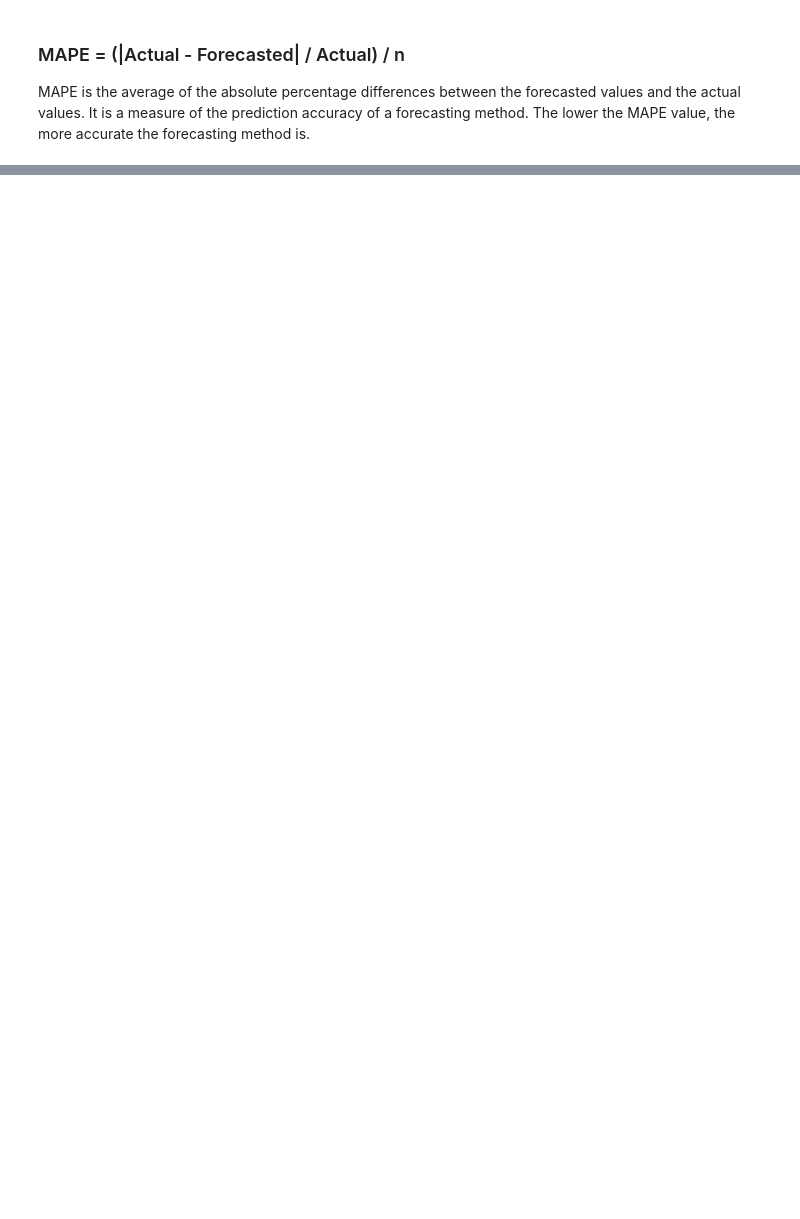
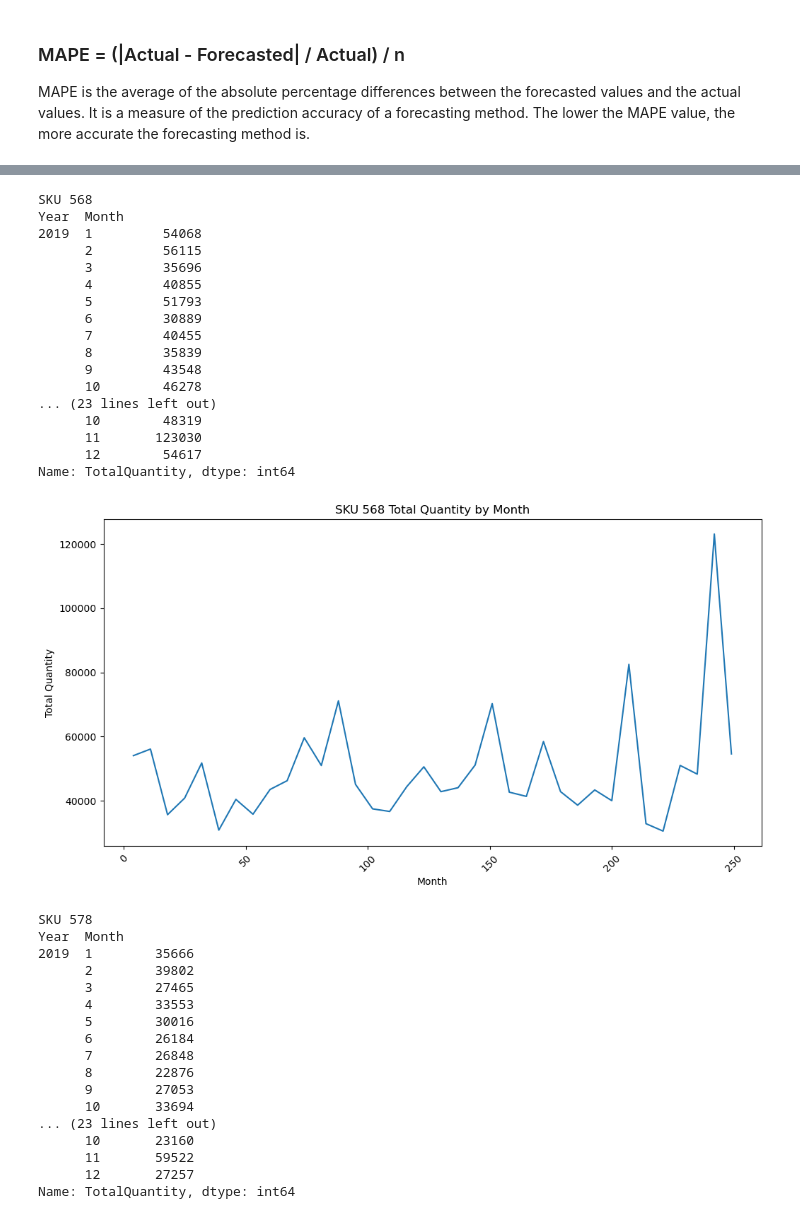
Before and after one commit to senaoz/MIS-492, a Jupyter notebook: models.ipynb, the cells around one changed output, grey strips where cells are left out. Saved outputs shown, nothing was run; the diff lists cells and outputs as text; code cells hidden in the pictures; blank space fills up the shorter version.

```diff
--- a/models.ipynb
+++ b/models.ipynb
@@ -568,7 +582,7 @@ from statsmodels.tsa.arima.model import ARIMA
 arima_forecast = []
 
 def forecast_sku_ARIMA(sku_id):
-    sku_data = data[data['SkuID'] == sku_id]
+    sku_data = quarterly_data[quarterly_data['SkuID'] == sku_id]
     train = sku_data['TotalQuantity'][:-4]
     test = sku_data['TotalQuantity'][-4:]
     model = ARIMA(train, order=(1, 1, 1)).fit()
@@ -578,13 +592,10 @@ def forecast_sku_ARIMA(sku_id):
                                 test.values, 'Error': test.values - forecast})
     forecast_table.set_index(['Year', 'Quarter'], inplace=True)
 
-    # calculate MAPE, Mean Absolute Percentage Error, it is a measure of prediction accuracy of a forecasting method
     mape = (abs(forecast - test.values) / test.values).mean()
-    # calculate MSE, Mean Squared Error, it is a measure of the average of the squares of the errors
     mse = ((forecast - test.values) ** 2).mean()
-    # calculate RMSE, Root Mean Squared Error, it is a measure of the average of the squares of the errors
+
     rmse = mse ** 0.5
-    # calculate bias
     bias = (forecast - test.values).mean()
     arima_forecast.append({'sku_id': sku_id, 'mape': round(mape, 3), 'mse': round(mse, 3), 'rmse': round(rmse, 3), 'bias': round(bias, 3)})
 
@@ -636,7 +647,7 @@ from statsmodels.tsa.statespace.sarimax import SARIMAX
 sarima_forecast = []
 
 def forecast_sku_SARIMA(sku_id):
-    sku_data = data[data['SkuID'] == sku_id]
+    sku_data = quarterly_data[quarterly_data['SkuID'] == sku_id]
     train = sku_data['TotalQuantity'][:-4]
     test = sku_data['TotalQuantity'][-4:]
     model = SARIMAX(train, order=(1, 1, 1), seasonal_order=(1, 1, 1, 4)).fit()
@@ -646,13 +657,10 @@ def forecast_sku_SARIMA(sku_id):
                                 test.values, 'Error': test.values - forecast})
     forecast_table.set_index(['Year', 'Quarter'], inplace=True)
 
-    # calculate MAPE, Mean Absolute Percentage Error, it is a measure of prediction accuracy of a forecasting method
     mape = (abs(forecast - test.values) / test.values).mean()
-    # calculate MSE, Mean Squared Error, it is a measure of the average of the squares of the errors
     mse = ((forecast - test.values) ** 2).mean()
-    # calculate RMSE, Root Mean Squared Error, it is a measure of the average of the squares of the errors
+
     rmse = mse ** 0.5
-    # calculate bias
     bias = (forecast - test.values).mean()
 
     # store the SARIMA forecast values in the sarima_forecast table to compare with other forecasting methods
@@ -842,0 +833,8 @@ plt.show()
+# %%
+monthly_data = data.copy()
+
+monthly_data['Year'] = monthly_data['Date'].dt.year
+monthly_data['Month'] = monthly_data['Date'].dt.month
+
+monthly_data = monthly_data.groupby(['Year', 'Month', 'SkuID']).agg({'TotalQuantity': 'sum'}).reset_index()
+monthly_data
@@ -842,0 +855,55 @@ plt.show()
+# %%
+# Plot SKU sales for each month
+
+def plot_sku_monthly(sku_id):
+    sku = monthly_data[monthly_data['SkuID'] == sku_id]
+    plt.figure(figsize=(12, 6))
+    plt.plot(sku.index, sku['TotalQuantity'])
+    plt.title(f'SKU {sku_id} Total Quantity by Month')
+    plt.xlabel('Month')
+    plt.ylabel('Total Quantity')
+    plt.xticks(rotation=45)
+    plt.show()
+# %%
+for sku_id in all_sku_ids:
+    print(f'SKU {sku_id}')
+    sku_data = monthly_data[monthly_data['SkuID'] == sku_id]
+    sku_data.set_index(['Year', 'Month'], inplace=True)
+    print(sku_data['TotalQuantity'])
+    plot_sku_monthly(sku_id)
+# %% [output]
+SKU 568
+Year  Month
+2019  1         54068
+      2         56115
+      3         35696
+      4         40855
+      5         51793
+      6         30889
+      7         40455
+      8         35839
+      9         43548
+      10        46278
+... (23 lines left out)
+      10        48319
+      11       123030
+      12        54617
+Name: TotalQuantity, dtype: int64
+[figure, added]
+SKU 578
+Year  Month
+2019  1        35666
+      2        39802
+      3        27465
+      4        33553
+      5        30016
+      6        26184
+      7        26848
+      8        22876
+      9        27053
+      10       33694
+... (23 lines left out)
+      10       23160
+      11       59522
+      12       27257
+Name: TotalQuantity, dtype: int64
```
Also changed, not shown: parts of 58 cells of this notebook.
